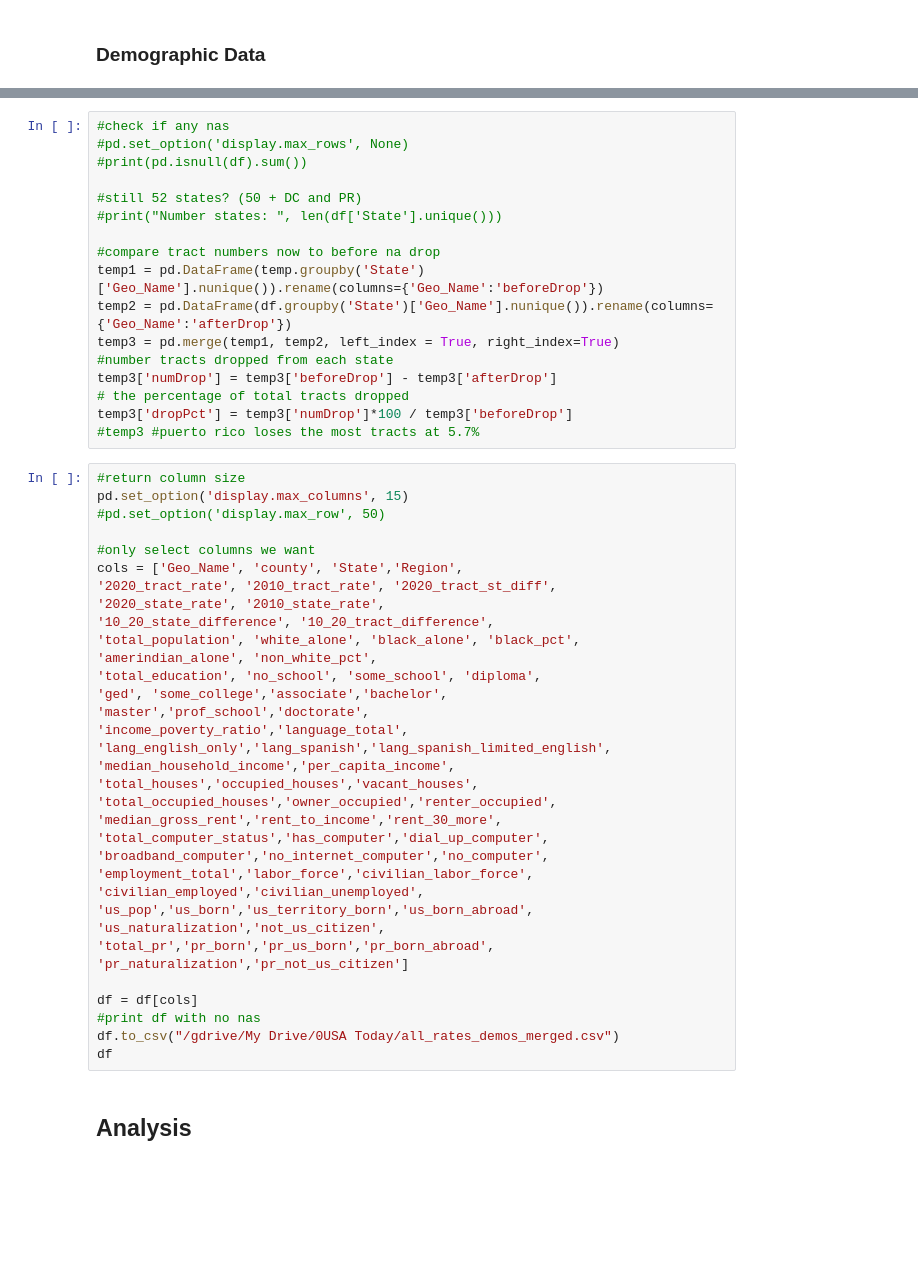
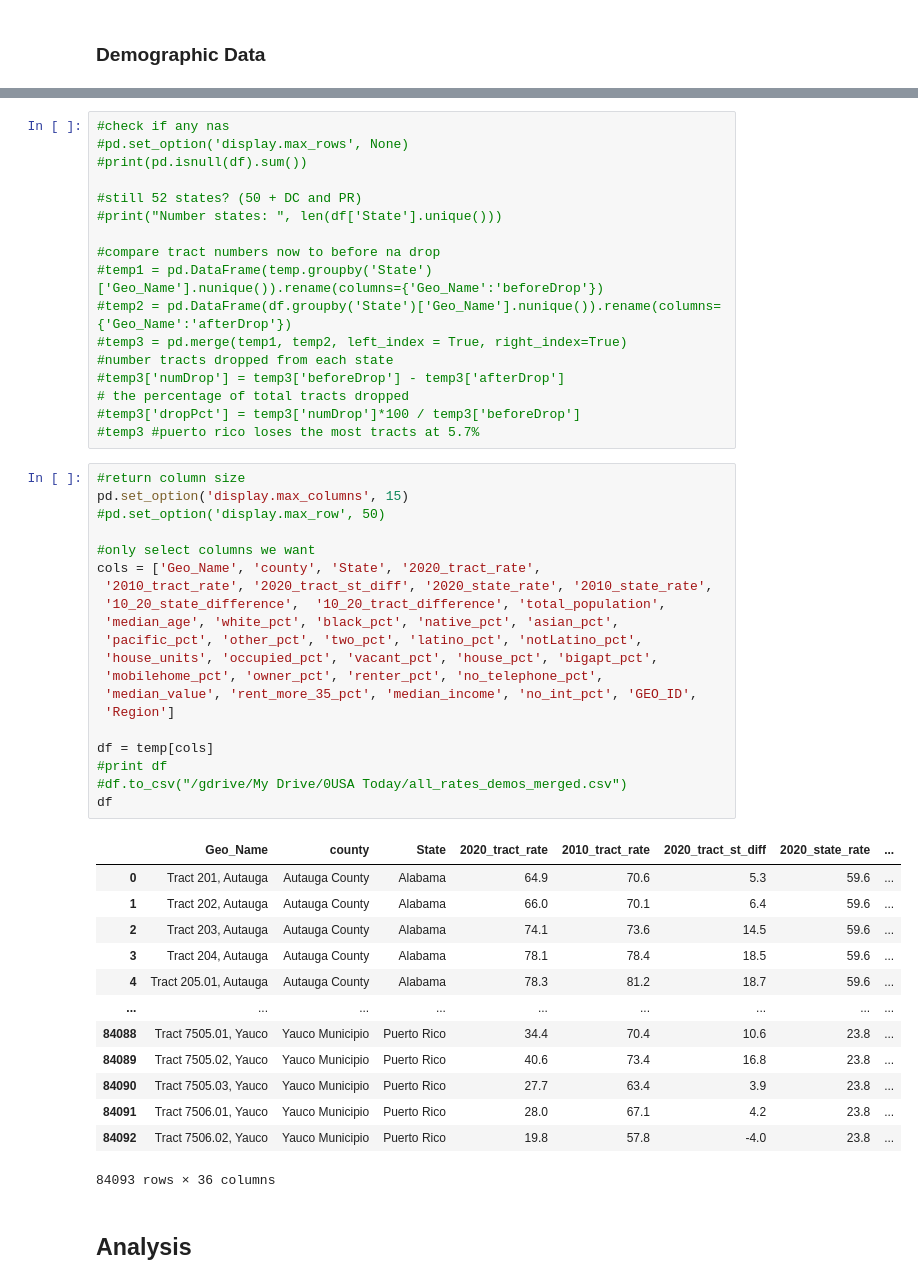
Before and after one commit to tdiffendal/USAT, a Jupyter notebook: census-responses/census_responses_colab.ipynb, the cells around one changed output, grey strips where cells are left out. Cells and saved outputs as stored; diff of their text form; blank space fills up the shorter version.

```diff
--- a/census-responses/census_responses_colab.ipynb
+++ b/census-responses/census_responses_colab.ipynb
@@ -499,48 +379,48 @@ sum(temp4['count_na'])
 #print("Number states: ", len(df['State'].unique()))
 
 #compare tract numbers now to before na drop
-temp1 = pd.DataFrame(temp.groupby('State')['Geo_Name'].nunique()).rename(columns={'Geo_Name':'beforeDrop'})
-temp2 = pd.DataFrame(df.groupby('State')['Geo_Name'].nunique()).rename(columns={'Geo_Name':'afterDrop'})
-temp3 = pd.merge(temp1, temp2, left_index = True, right_index=True)
+#temp1 = pd.DataFrame(temp.groupby('State')['Geo_Name'].nunique()).rename(columns={'Geo_Name':'beforeDrop'})
+#temp2 = pd.DataFrame(df.groupby('State')['Geo_Name'].nunique()).rename(columns={'Geo_Name':'afterDrop'})
+#temp3 = pd.merge(temp1, temp2, left_index = True, right_index=True)
 #number tracts dropped from each state
-temp3['numDrop'] = temp3['beforeDrop'] - temp3['afterDrop']
+#temp3['numDrop'] = temp3['beforeDrop'] - temp3['afterDrop']
 # the percentage of total tracts dropped
-temp3['dropPct'] = temp3['numDrop']*100 / temp3['beforeDrop']
+#temp3['dropPct'] = temp3['numDrop']*100 / temp3['beforeDrop']
 #temp3 #puerto rico loses the most tracts at 5.7%
 # %%
 #return column size
 pd.set_option('display.max_columns', 15)
 #pd.set_option('display.max_row', 50)
 
 #only select columns we want
-cols = ['Geo_Name', 'county', 'State','Region',
-'2020_tract_rate', '2010_tract_rate', '2020_tract_st_diff',
-'2020_state_rate', '2010_state_rate',
-'10_20_state_difference', '10_20_tract_difference',
-'total_population', 'white_alone', 'black_alone', 'black_pct',
-'amerindian_alone', 'non_white_pct',
-'total_education', 'no_school', 'some_school', 'diploma',
-'ged', 'some_college','associate','bachelor',
-'master','prof_school','doctorate',
-'income_poverty_ratio','language_total',
-'lang_english_only','lang_spanish','lang_spanish_limited_english',
-'median_household_income','per_capita_income',
-'total_houses','occupied_houses','vacant_houses',
-'total_occupied_houses','owner_occupied','renter_occupied',
-'median_gross_rent','rent_to_income','rent_30_more',
-'total_computer_status','has_computer','dial_up_computer',
-'broadband_computer','no_internet_computer','no_computer',
-'employment_total','labor_force','civilian_labor_force',
-'civilian_employed','civilian_unemployed',
-'us_pop','us_born','us_territory_born','us_born_abroad',
-'us_naturalization','not_us_citizen',
-'total_pr','pr_born','pr_us_born','pr_born_abroad',
-'pr_naturalization','pr_not_us_citizen']
+cols = ['Geo_Name', 'county', 'State', '2020_tract_rate',
+ '2010_tract_rate', '2020_tract_st_diff', '2020_state_rate', '2010_state_rate',
+ '10_20_state_difference',  '10_20_tract_difference', 'total_population',
+ 'median_age', 'white_pct', 'black_pct', 'native_pct', 'asian_pct',
+ 'pacific_pct', 'other_pct', 'two_pct', 'latino_pct', 'notLatino_pct',
+ 'house_units', 'occupied_pct', 'vacant_pct', 'house_pct', 'bigapt_pct',
+ 'mobilehome_pct', 'owner_pct', 'renter_pct', 'no_telephone_pct',
+ 'median_value', 'rent_more_35_pct', 'median_income', 'no_int_pct', 'GEO_ID',
+ 'Region']
 
-df = df[cols]
-#print df with no nas
-df.to_csv("/gdrive/My Drive/0USA Today/all_rates_demos_merged.csv")
+df = temp[cols]
+#print df
+#df.to_csv("/gdrive/My Drive/0USA Today/all_rates_demos_merged.csv")
 df
+# %% [output]
+|  | Geo_Name | county | State | 2020_tract_rate | 2010_tract_rate | 2020_tract_st_diff | 2020_state_rate | ... |
+| 0 | Tract 201, Autauga | Autauga County | Alabama | 64.9 | 70.6 | 5.3 | 59.6 | ... |
+| 1 | Tract 202, Autauga | Autauga County | Alabama | 66.0 | 70.1 | 6.4 | 59.6 | ... |
+| 2 | Tract 203, Autauga | Autauga County | Alabama | 74.1 | 73.6 | 14.5 | 59.6 | ... |
+| 3 | Tract 204, Autauga | Autauga County | Alabama | 78.1 | 78.4 | 18.5 | 59.6 | ... |
+| 4 | Tract 205.01, Autauga | Autauga County | Alabama | 78.3 | 81.2 | 18.7 | 59.6 | ... |
+| ... | ... | ... | ... | ... | ... | ... | ... | ... |
+| 84088 | Tract 7505.01, Yauco | Yauco Municipio | Puerto Rico | 34.4 | 70.4 | 10.6 | 23.8 | ... |
+| 84089 | Tract 7505.02, Yauco | Yauco Municipio | Puerto Rico | 40.6 | 73.4 | 16.8 | 23.8 | ... |
+| 84090 | Tract 7505.03, Yauco | Yauco Municipio | Puerto Rico | 27.7 | 63.4 | 3.9 | 23.8 | ... |
+| 84091 | Tract 7506.01, Yauco | Yauco Municipio | Puerto Rico | 28.0 | 67.1 | 4.2 | 23.8 | ... |
+| 84092 | Tract 7506.02, Yauco | Yauco Municipio | Puerto Rico | 19.8 | 57.8 | -4.0 | 23.8 | ... |
+84093 rows × 36 columns
 # %% [markdown]
 ## Analysis
 # %%
```
Also changed, not shown: parts of 53 cells of this notebook.
